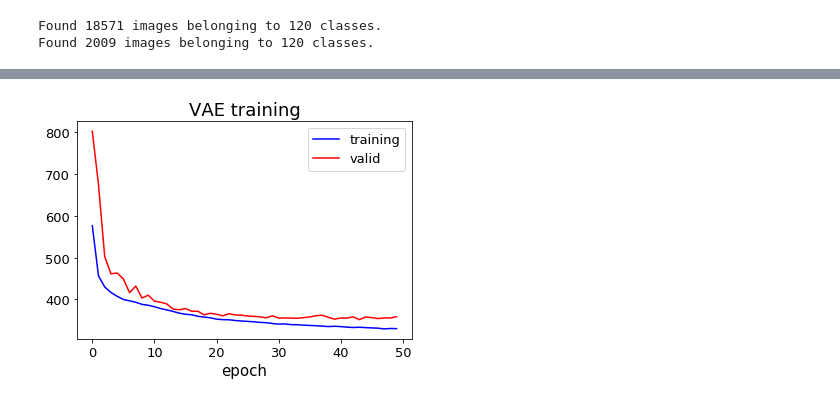
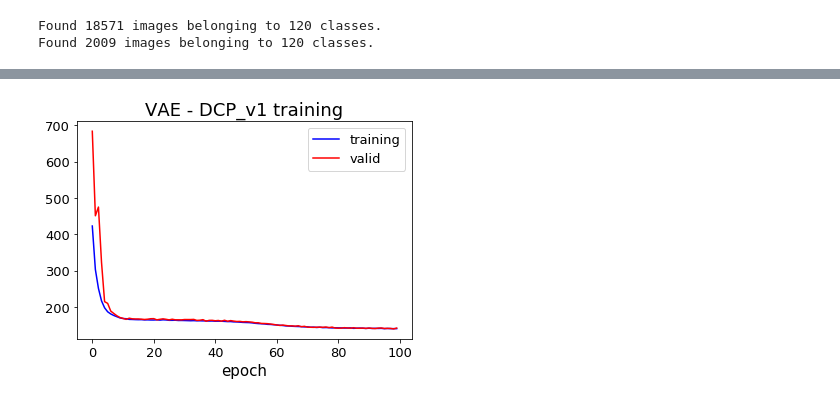
Before and after one commit to sungsujaing/letter_digit_generator_VAE, a Jupyter notebook: DCP_v1.ipynb, the cells around one changed output, grey strips where cells are left out. Saved outputs shown, nothing was run; the diff lists cells and outputs as text; code cells hidden in the pictures.

Commit message:
updated DCV_v1 with 512 latent vector and lowered the input image dimension

```diff
--- a/DCP_v1.ipynb
+++ b/DCP_v1.ipynb
@@ -178,6 +179,10 @@ x = Dense(before_flatten_shape[1]*before_flatten_shape[2]*before_flatten_shape[3
 x = Reshape((before_flatten_shape[1],before_flatten_shape[2],before_flatten_shape[3]))(x)
 x = BatchNormalization(gamma_initializer=gamma_init)(x)
 
+
+x = Conv2DTranspose(512,3,activation='relu',strides=2,padding='same',kernel_initializer=w_init)(x)
+x = BatchNormalization(gamma_initializer=gamma_init)(x)
+x = Activation('relu')(x)
 
 x = Conv2DTranspose(256,3,activation='relu',strides=2,padding='same',kernel_initializer=w_init)(x)
 x = BatchNormalization(gamma_initializer=gamma_init)(x)
@@ -187,11 +192,7 @@ x = Conv2DTranspose(128,3,activation='relu',strides=2,padding='same',kernel_init
 x = BatchNormalization(gamma_initializer=gamma_init)(x)
 x = Activation('relu')(x)
 
-x = Conv2DTranspose(64,3,activation='relu',strides=2,padding='same',kernel_initializer=w_init)(x)
-x = BatchNormalization(gamma_initializer=gamma_init)(x)
-x = Activation('relu')(x)
-
-x = Conv2DTranspose(32,3,activation='relu',strides=1,padding='same',kernel_initializer=w_init)(x)
+x = Conv2DTranspose(64,3,activation='relu',strides=1,padding='same',kernel_initializer=w_init)(x)
 x = Activation('relu')(x)
 
 outputs = Conv2DTranspose(3,3,activation='sigmoid',padding='same',kernel_initializer=w_init)(x)
@@ -226,7 +227,7 @@ reconstruction_loss = mse(K.flatten(inputs), K.flatten(outputs))
 # reconstruction_loss = binary_crossentropy(K.flatten(inputs),K.flatten(outputs))
 reconstruction_loss *= img_height * img_width
 
-kl_loss = -0.5 * K.sum(beta*(1 + z_log_var - K.square(z_mean) - K.exp(z_log_var)), axis=-1)
+kl_loss = -0.5*beta*K.sum(1 + z_log_var - K.square(z_mean) - K.exp(z_log_var), axis=-1)
 vae_loss = K.mean(reconstruction_loss + kl_loss)
 # %%
 vae.add_loss(vae_loss)
@@ -248,4 +249,19 @@ Non-trainable params: 3,392
 _________________________________________________________________
+# %%
+class NEpochPrint(Callback):
+    def __init__(self, display_step):
+        self.epoch = 0
+        self.display_step = display_step
+    def on_epoch_end(self,epoch,logs={}):
+        self.epoch += 1
+        if self.epoch == 1 or self.epoch % self.display_step == 0:
+            print('Epoch: {}/{} ..... {}: {:.4f} - {}: {:.4f}'.format(self.epoch,
+                                                                      self.params['epochs'],
+                                                                      self.params['metrics'][0],
+                                                                      logs.get(self.params['metrics'][0]),
+                                                                      self.params['metrics'][1],
+                                                                      logs.get(self.params['metrics'][1])))
+NEpochPrinter = NEpochPrint(display_step=2)
 # %%
 os.makedirs('best_weight_DCP_v1',exist_ok=True)
 best_model_weight_path = os.path.join('best_weight_DCP_v1','dcp_v1'+'-best-wiehgts'+'-{epoch:03d}-{loss:.3f}-{val_loss:.3f}.h5')
@@ -261,8 +277,8 @@ def train_or_load_weights(flag,weight_name=None):
                          epochs=epochs,
                          validation_data = fixed_generator(valid_generator),
                          validation_steps = valid_generator.n//valid_generator.batch_size,
-                         verbose=1,
-                         callbacks=[save_best_model])
+                         verbose=0,
+                         callbacks=[save_best_model,learning_rate_reduction,NEpochPrinter])
         return hist
     if flag == 'load':
         vae.load_weights(os.path.join('best_weight_DCP_v1',weight_name)) # load all the weights for encoder and decoder when loading for vae
@@ -297,9 +313,9 @@ def training_plot(hist,model_name):
     plt.ylabel('')
     plt.tick_params(axis='both',labelsize=13)
 # %%
-training_plot(hist,'VAE training')
+training_plot(hist,'VAE - DCP_v1 training')
 # %% [output]
-[figure, old version]
+[figure, new version]
 # %%
 X_train = train_generator.next()
 # %%
```
Also changed, not shown: parts of 8 cells of this notebook, 1 other file.
